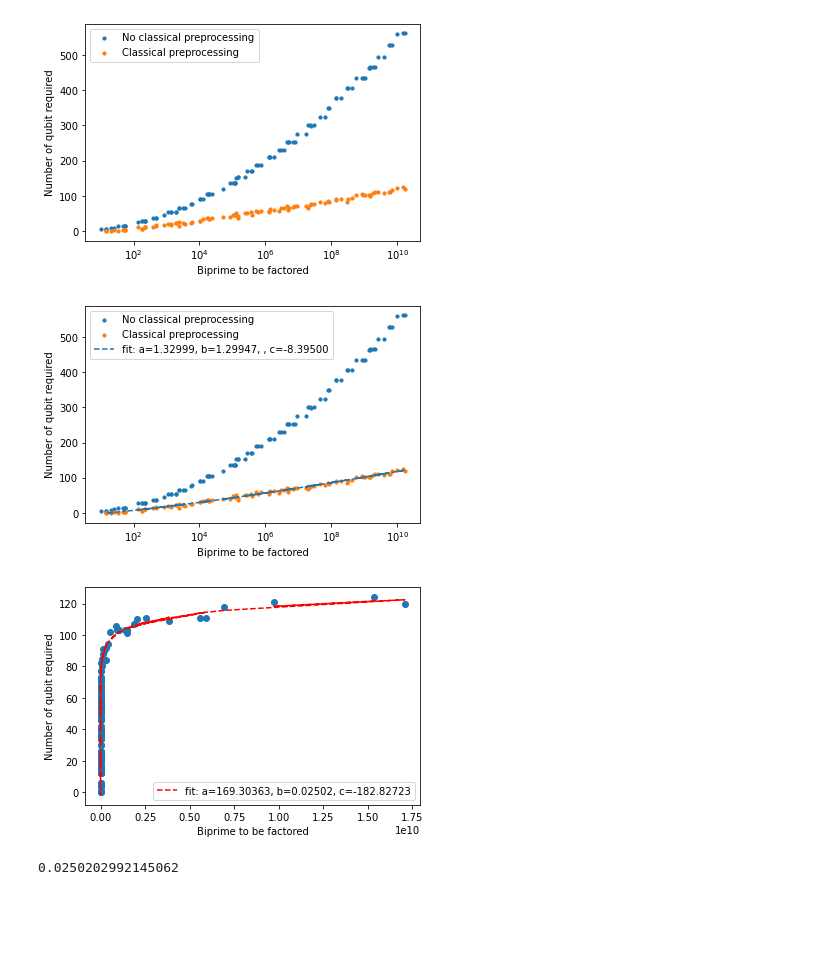
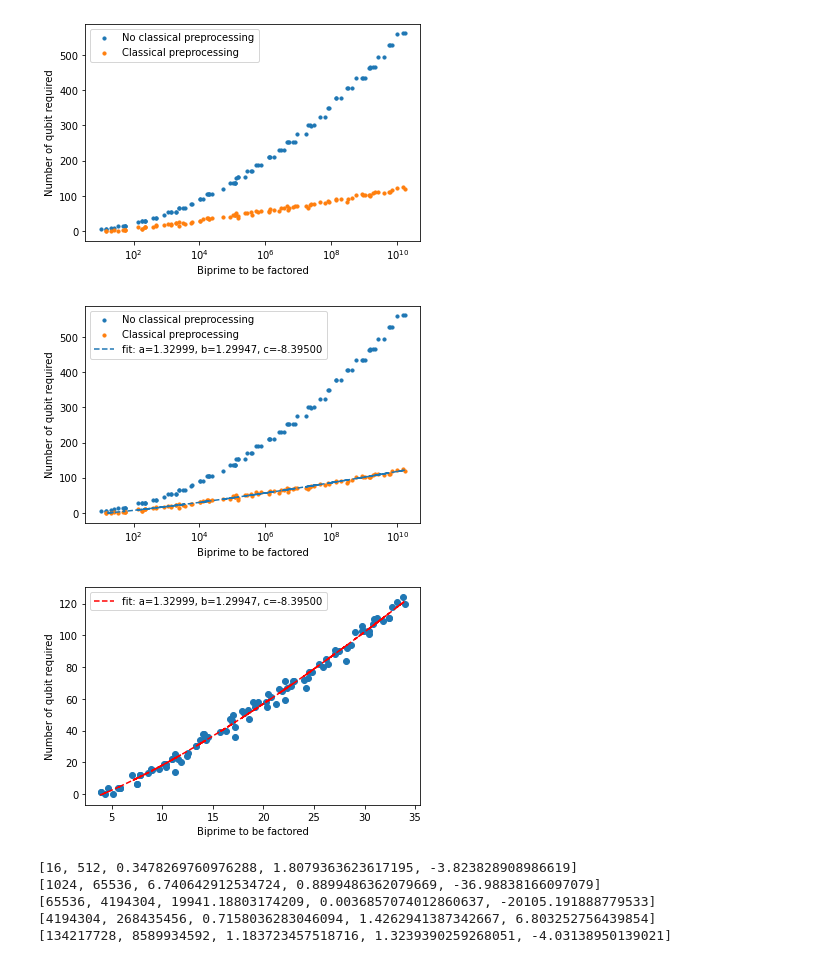
Before and after one commit to Mostafa-Atallah2020/func-qaoa-factorization, a Jupyter notebook: Mostafa and Shamim/graph1.ipynb, the cells around one changed output. Drawn from its saved outputs; the diff is of its cells as text; code cells hidden in the pictures; blank space fills up the shorter version.

Commit message:
Make partial fitting to the linear part of the graph

```diff
--- a/Mostafa and Shamim/graph1.ipynb
+++ b/Mostafa and Shamim/graph1.ipynb
@@ -55,7 +55,7 @@ ax.scatter(data_2[:, 0], data_2[:, 1], label="Classical preprocessing", s=10)
 popt, pcov = curve_fit(exp_func, np.log2(data_2[:, 0]), data_2[:, 1])
 
 plt.plot(data_2[:, 0], exp_func(np.log2(data_2[:, 0]), *popt), '--',
-         label='fit: a=%5.5f, b=%5.5f, , c=%5.5f' % tuple(popt))
+         label='fit: a=%5.5f, b=%5.5f, c=%5.5f' % tuple(popt))
 
 ax.set_xlabel("Biprime to be factored")
 ax.set_ylabel("Number of qubit required")
@@ -64,27 +64,19 @@ plt.legend()
 plt.savefig(plot_name)
 plt.show()
 # %% [output]
-[figure, old version]
+[figure, new version]
 # %%
-x = data_2[:, 0]
-y = data_2[:, 1]
+xdata = np.log2(data_2[:, 0])
+ydata = data_2[:, 1]
 
-popt, pcov = curve_fit(exp_func, x, y)
+popt, pcov = curve_fit(exp_func, xdata, ydata)
 
-plt.scatter(x, y)
-plt.plot(x, exp_func(x, *popt), 'r--',
+plt.scatter(xdata, ydata)
+plt.plot(xdata, exp_func(xdata, *popt), 'r--',
          label='fit: a=%5.5f, b=%5.5f, c=%5.5f' % tuple(popt))
 plt.xlabel('Biprime to be factored')
 plt.ylabel('Number of qubit required')
 plt.legend()
 plt.show()
 # %% [output]
-[figure, old version]
+[figure, new version]
-# %%
-a = popt[0]
-b = popt[1]
-a * np.power(1e4, b)
-
-print(b)
-# %% [output]
-0.0250202992145062
@@ -90,0 +107,9 @@ print(b)
+# %%
+for i in partial_fit:
+    print(i)
+# %% [output]
+[16, 512, 0.3478269760976288, 1.8079363623617195, -3.823828908986619]
+[1024, 65536, 6.740642912534724, 0.8899486362079669, -36.98838166097079]
+[65536, 4194304, 19941.18803174209, 0.0036857074012860637, -20105.191888779533]
+[4194304, 268435456, 0.7158036283046094, 1.4262941387342667, 6.803252756439854]
+[134217728, 8589934592, 1.183723457518716, 1.3239390259268051, -4.03138950139021]
```
Also changed, not shown: parts of 2 cells of this notebook.
